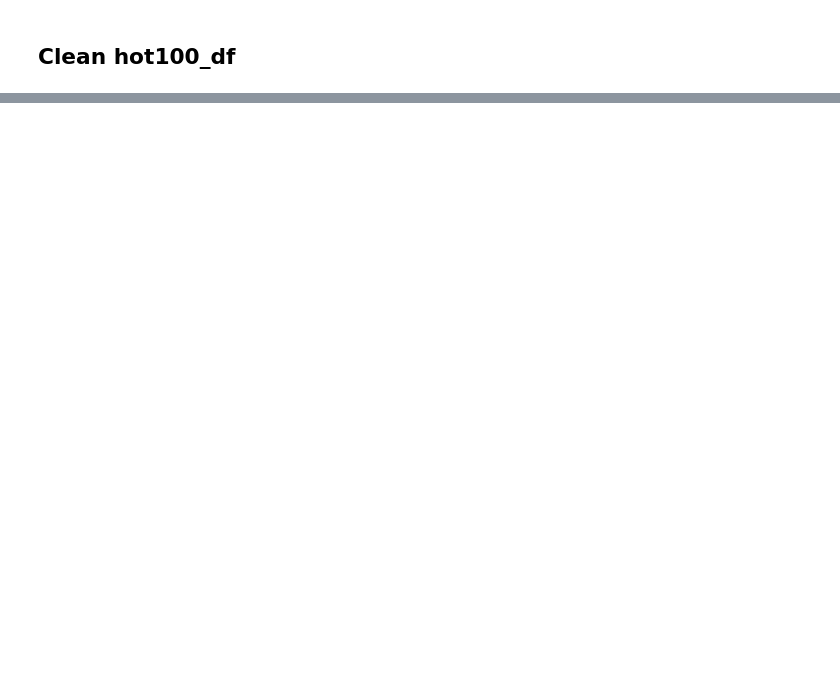
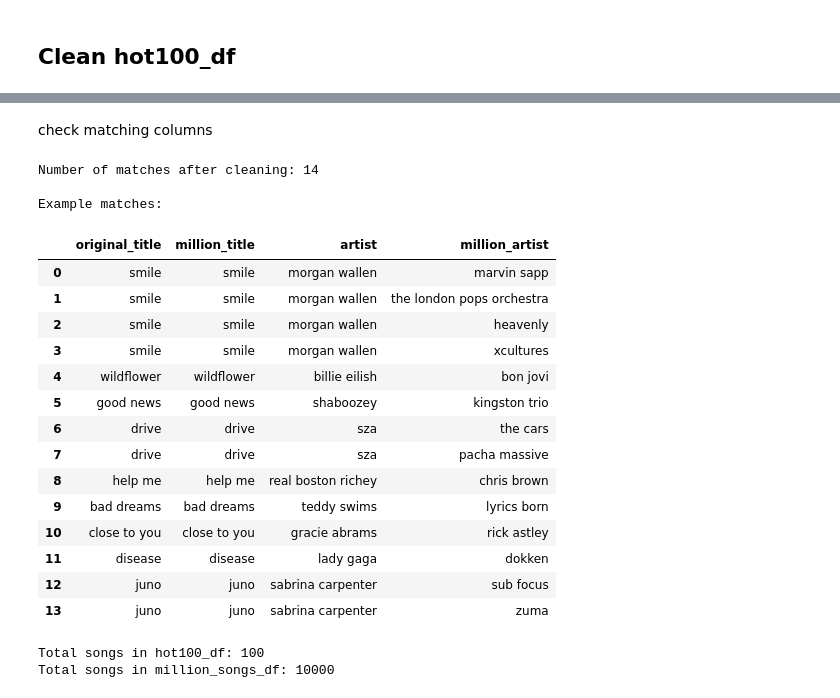
Before and after one commit to bruhu/spotify-song-recommender, a Jupyter notebook: notebooks/data_processing.ipynb, the cells around one changed output, grey strips where cells are left out. Cells and saved outputs as stored; diff of their text form; code cells hidden in the pictures; blank space fills up the shorter version.

Commit message:
check matches

```diff
--- a/notebooks/data_processing.ipynb
+++ b/notebooks/data_processing.ipynb
@@ -64,0 +145,11 @@ hot100_df.head(30)
+# %%
+def clean_string_columns(df):
+        for column in df.columns:
+            if df[column].dtype == 'object':
+                df[column] = df[column].str.lower()  # Convert to lowercase
+                df[column] = df[column].str.replace('feat.', 'featuring', regex=False)  # Replace 'feat.' with 'featuring'
+                df[column] = df[column].str.replace('&', 'and', regex=False)  # Replace '&' with 'and'
+        return df
+# %%
+hot100_df = clean_string_columns(hot100_df)
+hot100_df.head(30)
@@ -64,0 +174,3 @@ hot100_df.head(30)
+# %%
+million_songs_df = clean_string_columns(million_songs_df)
+million_songs_df.head(30)
@@ -64,0 +195,54 @@ hot100_df.head(30)
+# %% [markdown]
+check matching columns
+# %%
+# Function to clean text: remove punctuation and convert to lowercase
+def clean_text_for_matching(text):
+    # Remove all punctuation and convert to lowercase
+    return re.sub(r'[^\w\s]', '', str(text).lower())
+
+# Create clean versions of song titles for matching
+hot100_clean = hot100_df['song_title'].apply(clean_text_for_matching)
+million_clean = million_songs_df['song_title'].apply(clean_text_for_matching)
+
+# Find matches using cleaned titles
+matches = pd.merge(
+    pd.DataFrame({
+        'clean_title': hot100_clean,
+        'original_title': hot100_df['song_title'],
+        'artist': hot100_df['artist']
+    }),
+    pd.DataFrame({
+        'clean_title': million_clean,
+        'million_title': million_songs_df['song_title'],
+        'million_artist': million_songs_df['artist']
+    }),
+    on='clean_title'
+)
+
+print(f"Number of matches after cleaning: {len(matches)}")
+print("\nExample matches:")
+display(matches[['original_title', 'million_title', 'artist', 'million_artist']].head(20))
+
+print(f"\nTotal songs in hot100_df: {len(hot100_df)}")
+print(f"Total songs in million_songs_df: {len(million_songs_df)}")
+# %% [output]
+Number of matches after cleaning: 14
+
+Example matches:
+|  | original_title | million_title | artist | million_artist |
+| 0 | smile | smile | morgan wallen | marvin sapp |
+| 1 | smile | smile | morgan wallen | the london pops orchestra |
+| 2 | smile | smile | morgan wallen | heavenly |
+| 3 | smile | smile | morgan wallen | xcultures |
+| 4 | wildflower | wildflower | billie eilish | bon jovi |
+| 5 | good news | good news | shaboozey | kingston trio |
+| 6 | drive | drive | sza | the cars |
+| 7 | drive | drive | sza | pacha massive |
+| 8 | help me | help me | real boston richey | chris brown |
+| 9 | bad dreams | bad dreams | teddy swims | lyrics born |
+| 10 | close to you | close to you | gracie abrams | rick astley |
+| 11 | disease | disease | lady gaga | dokken |
+| 12 | juno | juno | sabrina carpenter | sub focus |
+| 13 | juno | juno | sabrina carpenter | zuma |
+Total songs in hot100_df: 100
+Total songs in million_songs_df: 10000
```
Also changed, not shown: parts of 9 cells of this notebook.
